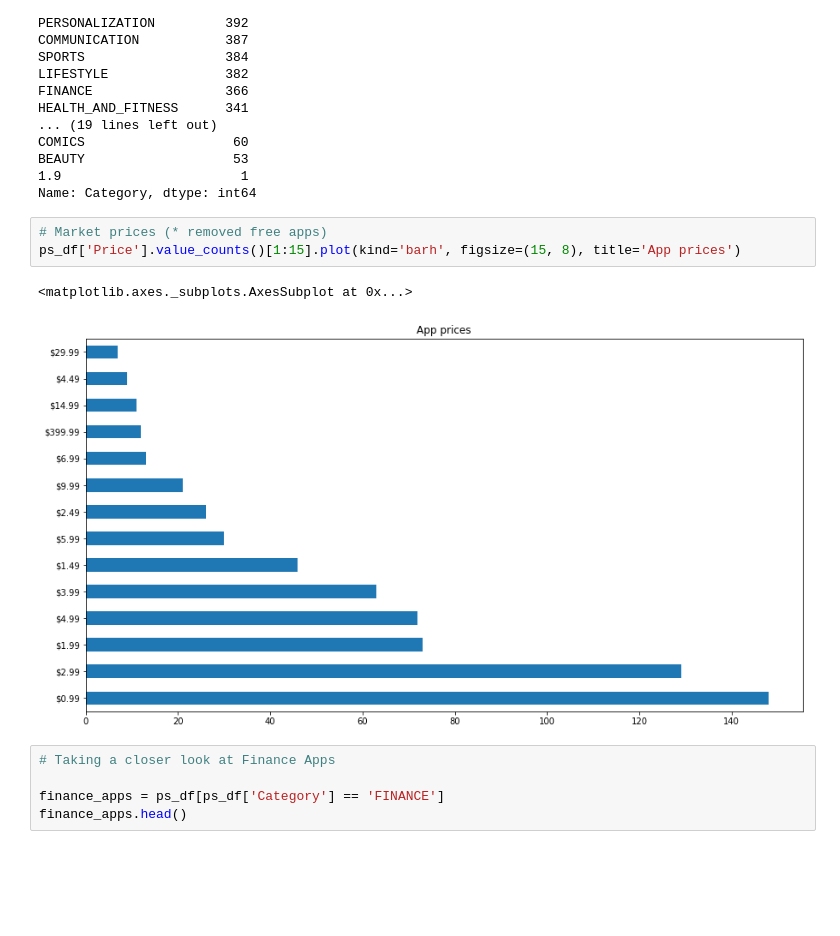
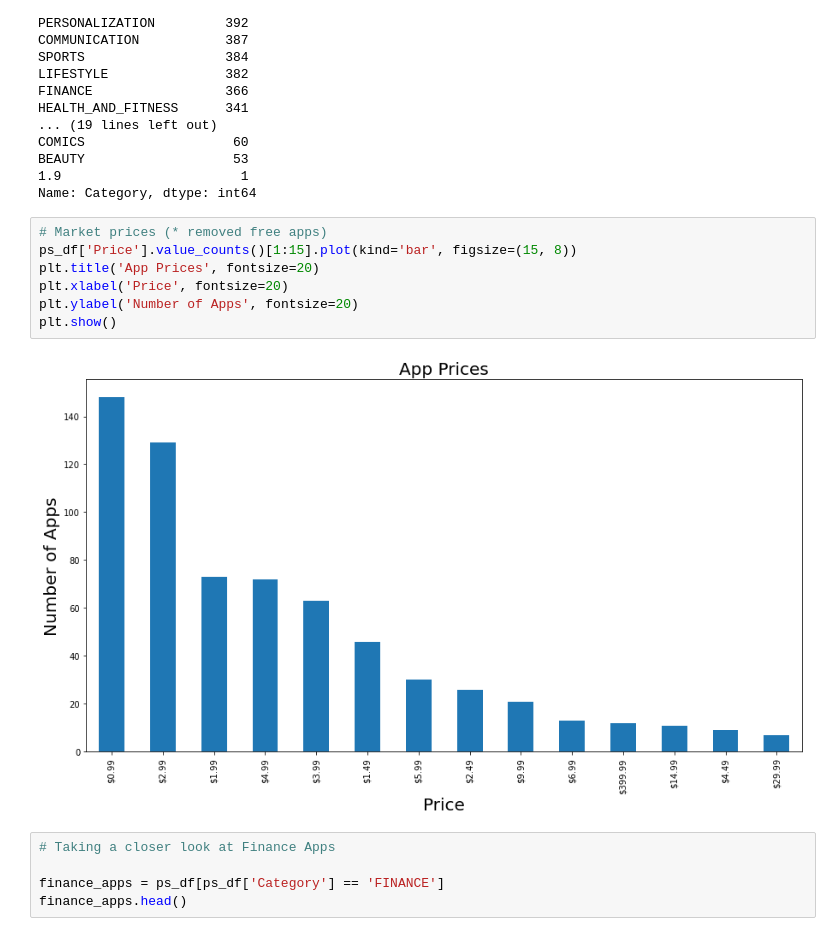
Before and after one commit to imad3k/GooglePlayStoreApps, a Jupyter notebook: Project_Notebook_01_EDA.ipynb, the cells around one changed output. Drawn from its saved outputs; the diff is of its cells as text; blank space fills up the shorter version.

```diff
--- a/Project_Notebook_01_EDA.ipynb
+++ b/Project_Notebook_01_EDA.ipynb
@@ -113,10 +115,13 @@ BEAUTY                   53
 Name: Category, dtype: int64
 # %%
 # Market prices (* removed free apps)
-ps_df['Price'].value_counts()[1:15].plot(kind='barh', figsize=(15, 8), title='App prices')
+ps_df['Price'].value_counts()[1:15].plot(kind='bar', figsize=(15, 8))
+plt.title('App Prices', fontsize=20)
+plt.xlabel('Price', fontsize=20)
+plt.ylabel('Number of Apps', fontsize=20)
+plt.show()
 # %% [output]
-<matplotlib.axes._subplots.AxesSubplot at 0x...>
-[figure, old version]
+[figure, new version]
 # %%
 # Taking a closer look at Finance Apps
 
```
Also changed, not shown: parts of 3 cells of this notebook.
